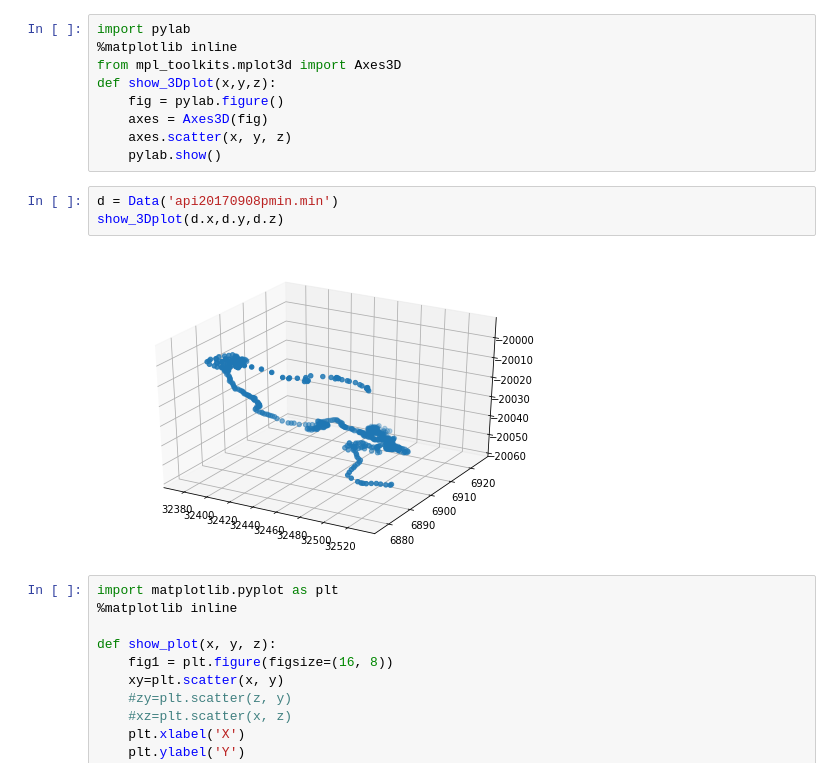
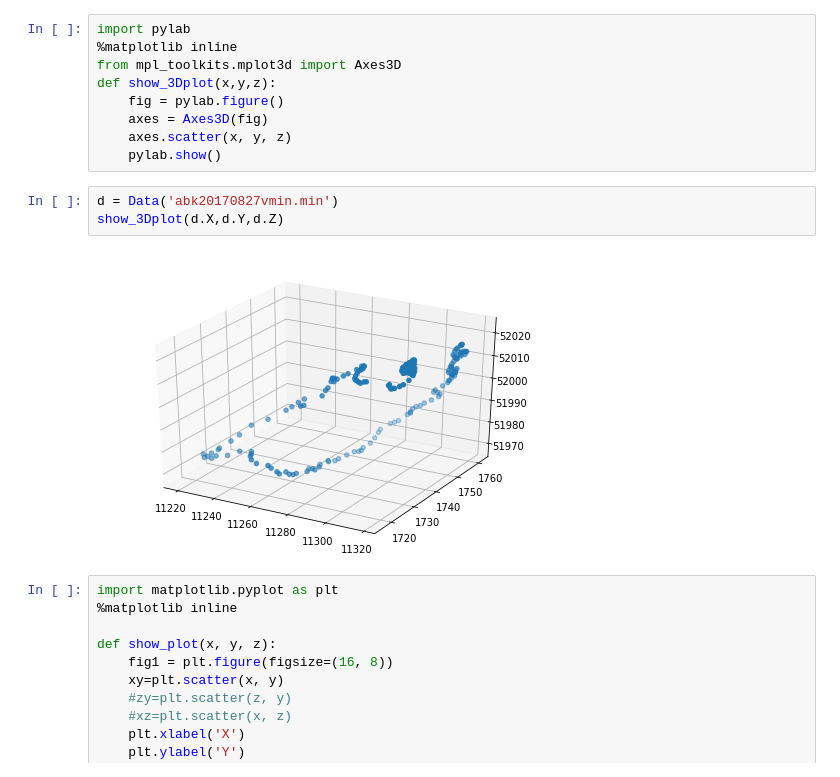
Before and after one commit to elllkk/mine, a Jupyter notebook: курсач.ipynb, the cells around one changed output. Saved outputs shown, nothing was run; the diff lists cells and outputs as text.

```diff
--- a/курсач.ipynb
+++ b/курсач.ipynb
@@ -110,10 +127,10 @@ def show_3Dplot(x,y,z):
     axes.scatter(x, y, z)
     pylab.show()
 # %%
-d = Data('api20170908pmin.min')
-show_3Dplot(d.x,d.y,d.z)
+d = Data('abk20170827vmin.min')
+show_3Dplot(d.X,d.Y,d.Z)
 # %% [output]
-[figure, old version]
+[figure, new version]
 # %%
 import matplotlib.pyplot as plt
 %matplotlib inline
```
Also changed, not shown: parts of 11 cells of this notebook.
